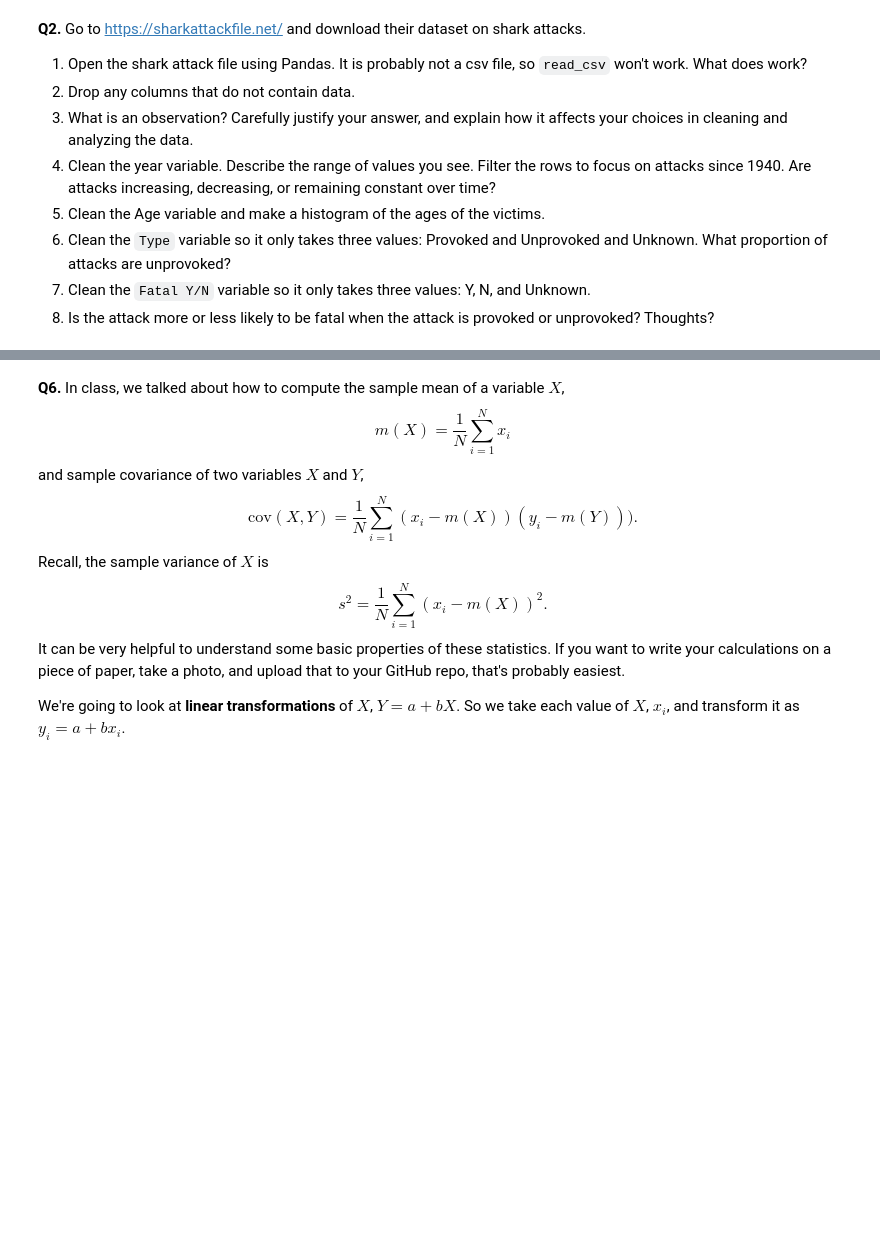
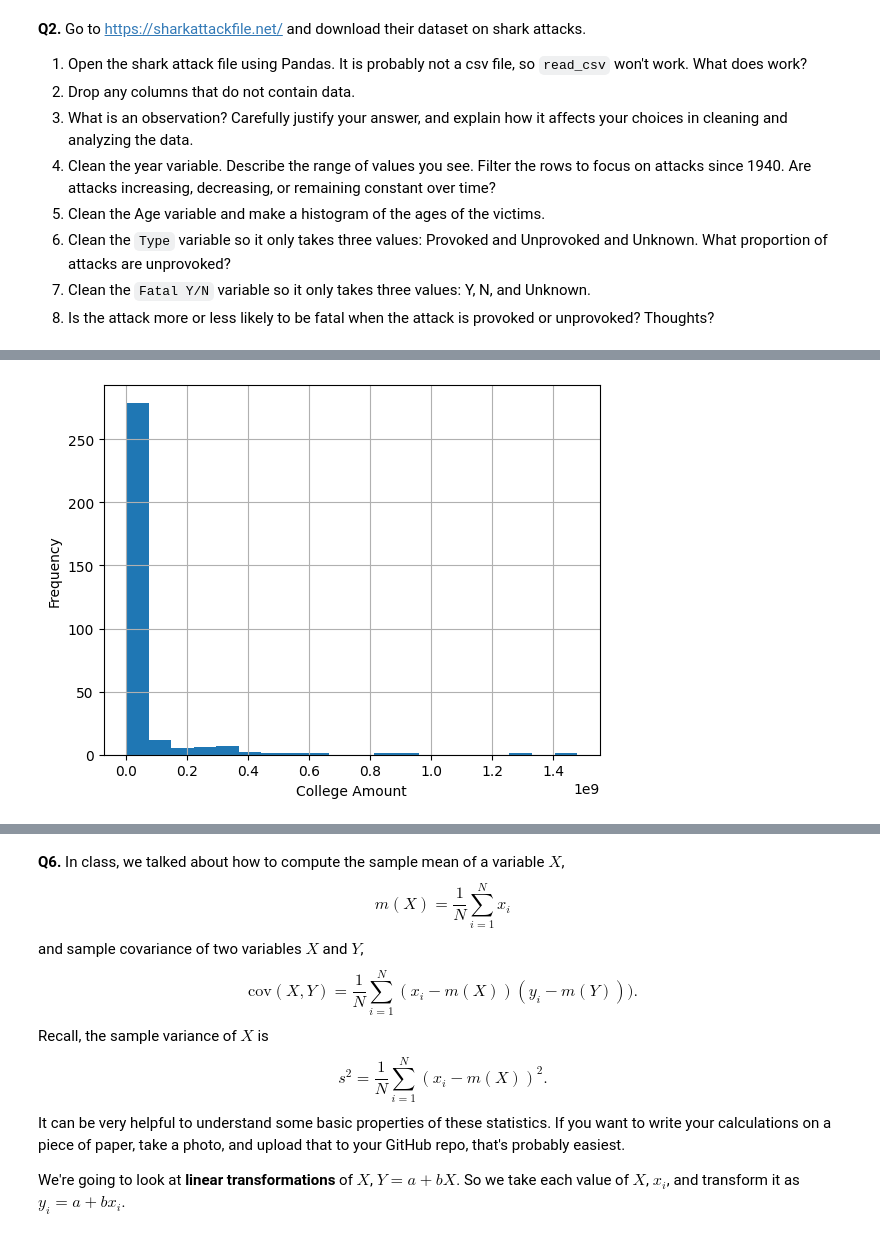
Before and after one commit to AustinChinn03/assignments, a Jupyter notebook: 01_assignment_wrangling_and_eda.ipynb, the cells around one changed output, grey strips where cells are left out. Drawn from its saved outputs; the diff is of its cells as text; code cells hidden in the pictures; blank space fills up the shorter version.

```diff
--- a/01_assignment_wrangling_and_eda.ipynb
+++ b/01_assignment_wrangling_and_eda.ipynb
@@ -83,0 +398,7 @@ For this question, `.groupby([vars]).count()` and `.groupby([vars]).sum()` will
+# %%
+college_amount = (
+    foreign.groupby("Institution Name")["Foreign Gift Amount"]
+         .sum()
+         .sort_values(ascending=False)
+)
+college_amount.head(15)
@@ -83,0 +424,7 @@ For this question, `.groupby([vars]).count()` and `.groupby([vars]).sum()` will
+# %%
+college_amount.hist(bins=20)
+plt.xlabel("College Amount")
+plt.ylabel("Frequency")
+plt.show()
+# %% [output]
+[figure, added]
```
Also changed, not shown: parts of 43 cells of this notebook.
